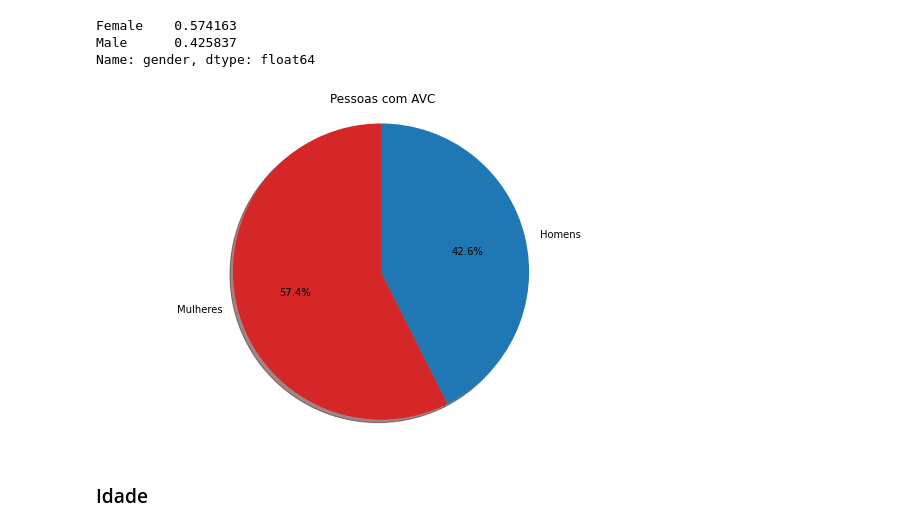
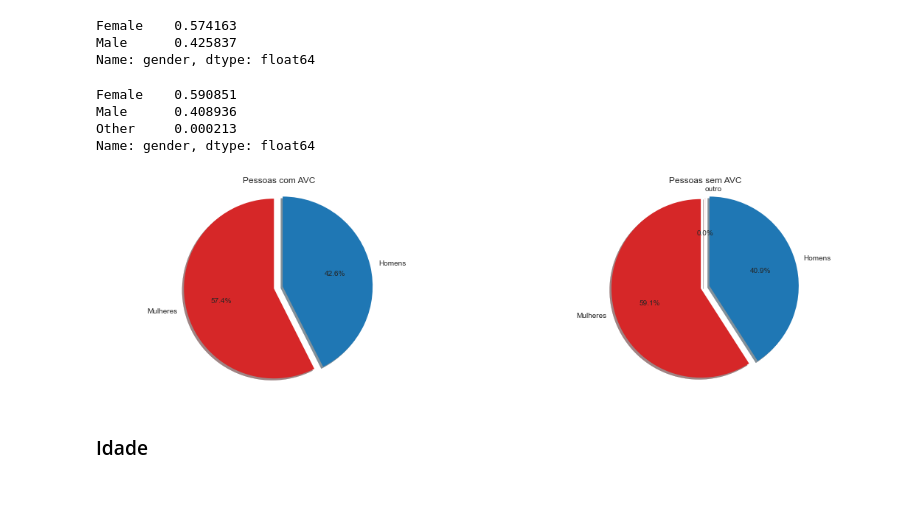
Before and after one commit to jgabrielsb-sb/Projeto_DeLucca, a Jupyter notebook: relatório.ipynb, the cells around one changed output. Cells and saved outputs as stored; diff of their text form; code cells hidden in the pictures; blank space fills up the shorter version.

```diff
--- a/relatório.ipynb
+++ b/relatório.ipynb
@@ -324,15 +324,32 @@ gen_avc_sim
 Female    0.574163
 Male      0.425837
 Name: gender, dtype: float64
+# %%
+gen_avc_nao=dados_avc_nao['gender'].value_counts(True)
+gen_avc_nao
+# %% [output]
+Female    0.590851
+Male      0.408936
+Other     0.000213
+Name: gender, dtype: float64
 # %%
-labels='Mulheres', 'Homens'
-plt.figure(figsize=(10,6))
-plt.pie(gen_avc_sim, labels=labels, explode=None, colors=['tab:red', 'tab:blue'], autopct='%1.1f%%', shadow=True,startangle=90)
+labels1='Mulheres', 'Homens'
+labels2 = 'Mulheres', 'Homens','outro'
+plt.figure(figsize=(19,5))
+
+plt.subplot(121)
+plt.pie(gen_avc_sim, labels=labels1, explode=(0.05,0.05), colors=['tab:red', 'tab:blue'], autopct='%1.1f%%', shadow=True,startangle=90)
 plt.title('Pessoas com AVC')
 plt.axis('equal')
+
+plt.subplot(122)
+plt.pie(gen_avc_nao, labels=labels2, explode=(0.05,0.05,0), colors=['tab:red', 'tab:blue'], autopct='%1.1f%%', shadow=True,startangle=90)
+plt.title('Pessoas sem AVC')
+plt.axis('equal')
+
 plt.show()
 # %% [output]
-[figure, old version]
+[figure, new version]
 # %% [markdown]
 ### Idade
 # %%
```
Also changed, not shown: parts of 34 cells of this notebook.
